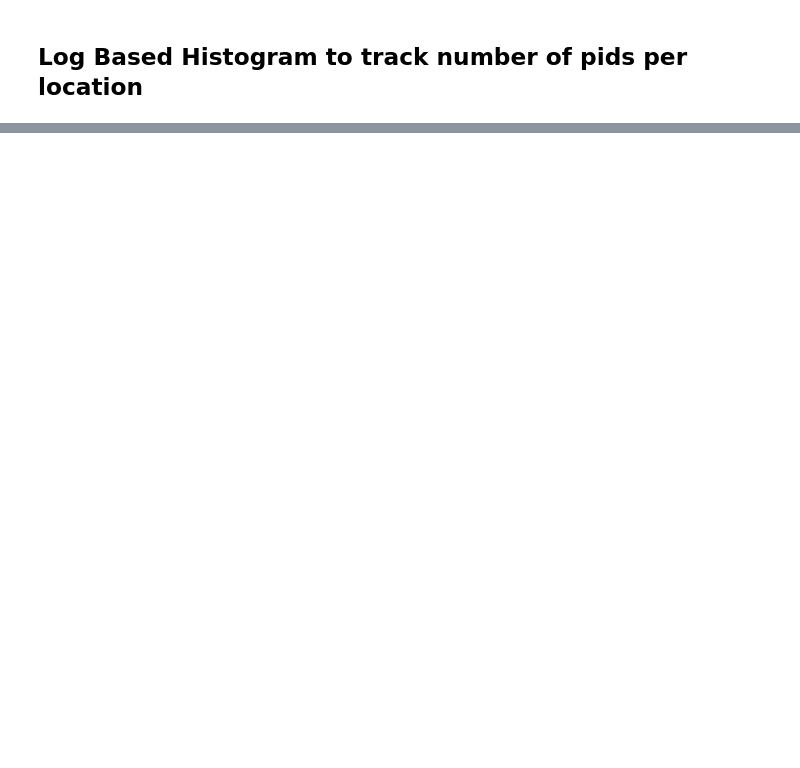
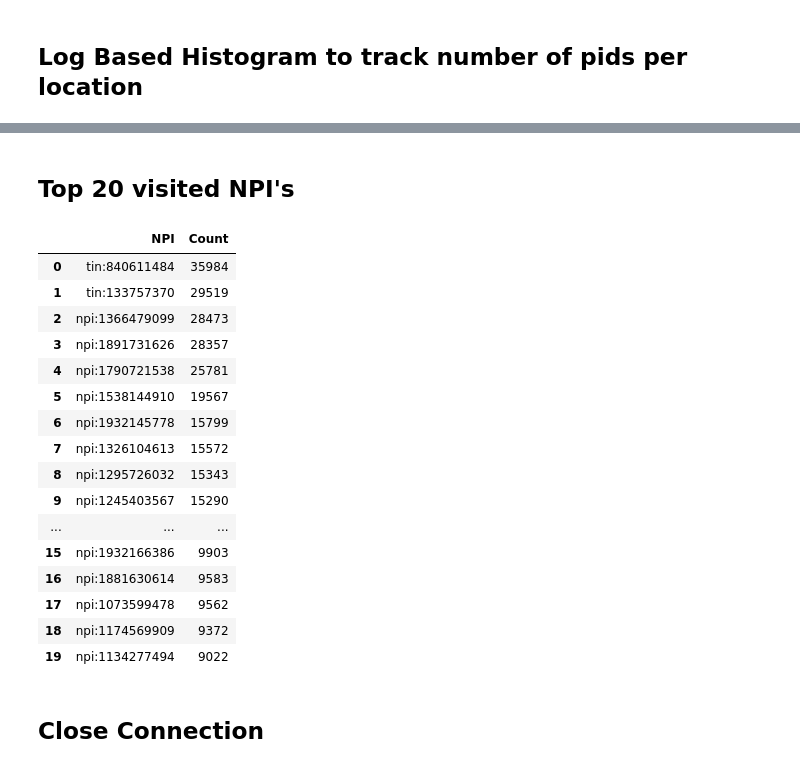
Before and after one commit to ConsultingMD/CbrcStatsAndValidation, a Jupyter notebook: stats.ipynb, the cells around one changed output, grey strips where cells are left out. Saved outputs shown, nothing was run; the diff lists cells and outputs as text; code cells hidden in the pictures; blank space fills up the shorter version.

Commit message:
added stat for distinct npis and most visited npis

```diff
--- a/stats.ipynb
+++ b/stats.ipynb
@@ -208,2 +219,37 @@ visits_per_loc_hist_res
+# %% [markdown]
+## Top 20 visited NPI's
+# %%
+visits_per_location = """
+    SELECT normalized_npi,
+        COUNT(gr_pid) number_of_visits
+    FROM {}
+    GROUP BY normalized_npi
+    ORDER BY number_of_visits desc
+    limit 20
+""".format(table_name)
+
+curs.execute(visits_per_location)
+visits_per_location_res = pd.DataFrame(curs.fetchall(), columns=["NPI", "Count"])
+visits_per_location_res
+# %% [output]
+|  | NPI | Count |
+| 0 | tin:840611484 | 35984 |
+| 1 | tin:133757370 | 29519 |
+| 2 | npi:1366479099 | 28473 |
+| 3 | npi:1891731626 | 28357 |
+| 4 | npi:1790721538 | 25781 |
+| 5 | npi:1538144910 | 19567 |
+| 6 | npi:1932145778 | 15799 |
+| 7 | npi:1326104613 | 15572 |
+| 8 | npi:1295726032 | 15343 |
+| 9 | npi:1245403567 | 15290 |
+| ... | ... | ... |
+| 15 | npi:1932166386 | 9903 |
+| 16 | npi:1881630614 | 9583 |
+| 17 | npi:1073599478 | 9562 |
+| 18 | npi:1174569909 | 9372 |
+| 19 | npi:1134277494 | 9022 |
+# %% [markdown]
+## Close Connection
 # %%
 conn.close()
```
Also changed, not shown: parts of 6 cells of this notebook.
